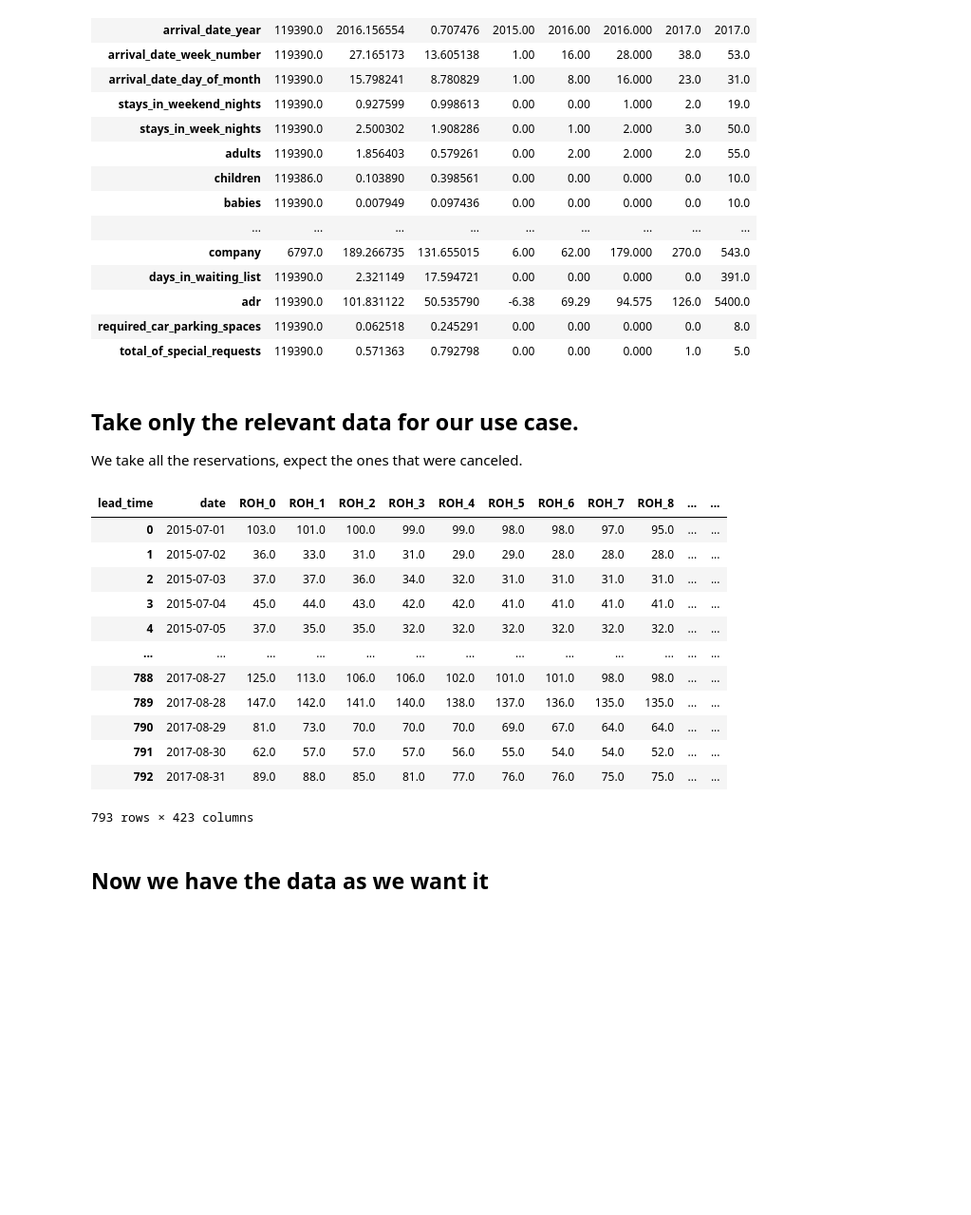
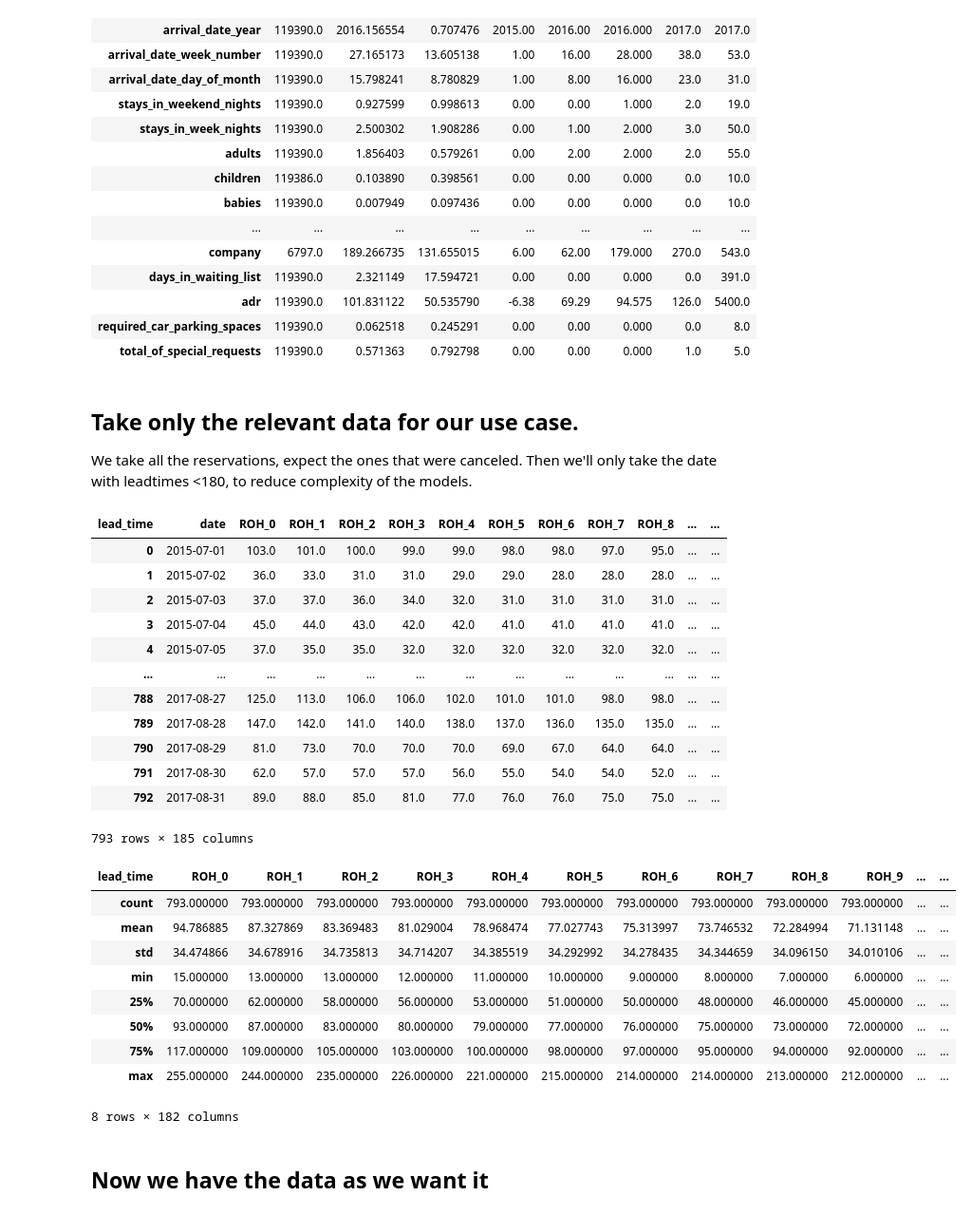
Before and after one commit to johmakinen/Various_projects, a Jupyter notebook: Notebooks/Hotel_bookings.ipynb, the cells around one changed output. Shown at 95% size. Cells and saved outputs as stored; diff of their text form; code cells hidden in the pictures; blank space fills up the shorter version.

```diff
--- a/Notebooks/Hotel_bookings.ipynb
+++ b/Notebooks/Hotel_bookings.ipynb
@@ -51,14 +51,18 @@ data.describe().T
 # %% [markdown]
 ## Take only the relevant data for our use case.
 We take all the reservations, expect the ones that were canceled.
+Then we'll only take the date with leadtimes <180, to reduce complexity of the models.
 # %%
 df = data.query('is_canceled == 0')[['lead_time','arrival_date_year','arrival_date_month','arrival_date_week_number','arrival_date_day_of_month']]
 df["date"] = pd.to_datetime(df['arrival_date_day_of_month'].astype(str) +'-'+ df['arrival_date_month'].astype(str)+'-'+ df['arrival_date_year'].astype(str),infer_datetime_format=True)
 df = df[['lead_time','date']]
 df = df.groupby(['date','lead_time',]).size().reset_index().pivot(index="date", columns="lead_time").fillna(0)
-df=df.droplevel(0, axis=1).iloc[:, ::-1].cumsum(axis=1).iloc[:, ::-1].reset_index()#.add_prefix('ROH_')
+df=df.droplevel(0, axis=1).iloc[:, ::-1].cumsum(axis=1).iloc[:, ::-1].reset_index().iloc[:,:182]
 df = df.rename(columns={col: 'ROH_'+str(col)
                         for col in df.columns if col not in ['date']})
+df['weekday'] = df['date'].dt.day_name()
+df['month'] = df['date'].dt.month_name()
+df['year'] = df['date'].dt.year
 df
 # %% [output]
 | lead_time | date | ROH_0 | ROH_1 | ROH_2 | ROH_3 | ROH_4 | ROH_5 | ROH_6 | ROH_7 | ROH_8 | ... | ... |
@@ -73,7 +77,20 @@ df
 | 790 | 2017-08-29 | 81.0 | 73.0 | 70.0 | 70.0 | 70.0 | 69.0 | 67.0 | 64.0 | 64.0 | ... | ... |
 | 791 | 2017-08-30 | 62.0 | 57.0 | 57.0 | 57.0 | 56.0 | 55.0 | 54.0 | 54.0 | 52.0 | ... | ... |
 | 792 | 2017-08-31 | 89.0 | 88.0 | 85.0 | 81.0 | 77.0 | 76.0 | 76.0 | 75.0 | 75.0 | ... | ... |
-793 rows × 423 columns
+793 rows × 185 columns
+# %%
+df.describe()
+# %% [output]
+| lead_time | ROH_0 | ROH_1 | ROH_2 | ROH_3 | ROH_4 | ROH_5 | ROH_6 | ROH_7 | ROH_8 | ROH_9 | ... | ... |
+| count | 793.000000 | 793.000000 | 793.000000 | 793.000000 | 793.000000 | 793.000000 | 793.000000 | 793.000000 | 793.000000 | 793.000000 | ... | ... |
+| mean | 94.786885 | 87.327869 | 83.369483 | 81.029004 | 78.968474 | 77.027743 | 75.313997 | 73.746532 | 72.284994 | 71.131148 | ... | ... |
+| std | 34.474866 | 34.678916 | 34.735813 | 34.714207 | 34.385519 | 34.292992 | 34.278435 | 34.344659 | 34.096150 | 34.010106 | ... | ... |
+| min | 15.000000 | 13.000000 | 13.000000 | 12.000000 | 11.000000 | 10.000000 | 9.000000 | 8.000000 | 7.000000 | 6.000000 | ... | ... |
+| 25% | 70.000000 | 62.000000 | 58.000000 | 56.000000 | 53.000000 | 51.000000 | 50.000000 | 48.000000 | 46.000000 | 45.000000 | ... | ... |
+| 50% | 93.000000 | 87.000000 | 83.000000 | 80.000000 | 79.000000 | 77.000000 | 76.000000 | 75.000000 | 73.000000 | 72.000000 | ... | ... |
+| 75% | 117.000000 | 109.000000 | 105.000000 | 103.000000 | 100.000000 | 98.000000 | 97.000000 | 95.000000 | 94.000000 | 92.000000 | ... | ... |
+| max | 255.000000 | 244.000000 | 235.000000 | 226.000000 | 221.000000 | 215.000000 | 214.000000 | 214.000000 | 213.000000 | 212.000000 | ... | ... |
+8 rows × 182 columns
 # %% [markdown]
 ## Now we have the data as we want it
 # %%
```
Also changed, not shown: parts of 3 cells of this notebook.
